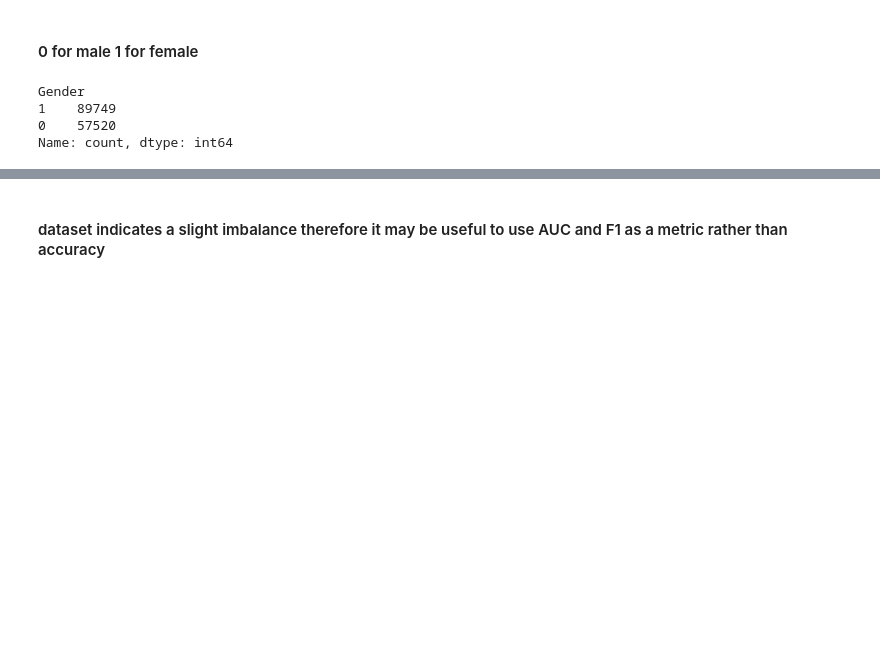
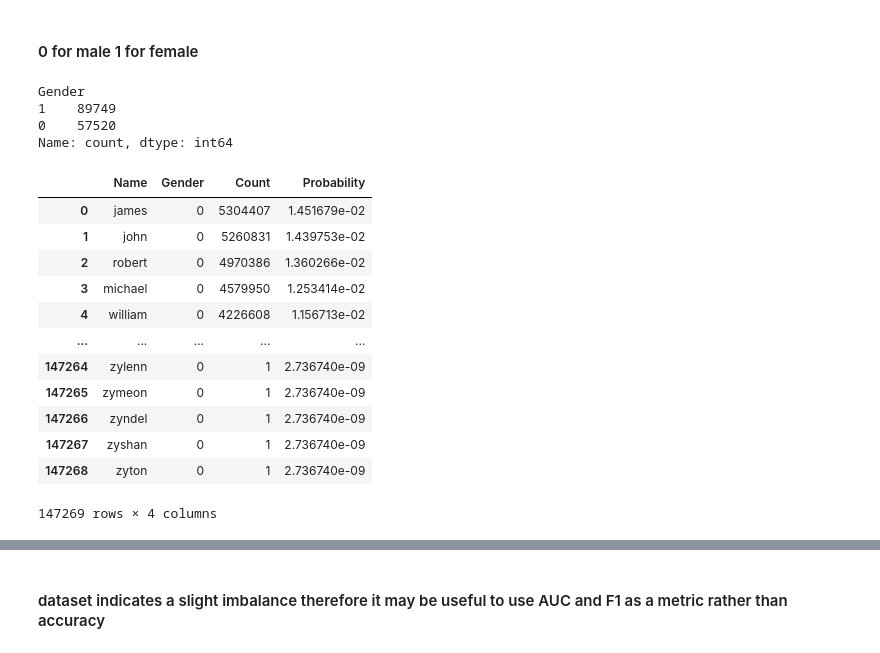
Before and after one commit to 08Aristodemus24/auto-job-app-sender, a Jupyter notebook: apps/experimentation.ipynb, the cells around one changed output, grey strips where cells are left out. Drawn from its saved outputs; the diff is of its cells as text; code cells hidden in the pictures; blank space fills up the shorter version.

```diff
--- a/apps/experimentation.ipynb
+++ b/apps/experimentation.ipynb
@@ -102,3 +109,20 @@ Gender
 1    89749
 0    57520
 Name: count, dtype: int64
+# %%
+name_gender_df["Name"] = name_gender_df["Name"].apply(lambda name: name.lower())
+name_gender_df
+# %% [output]
+|  | Name | Gender | Count | Probability |
+| 0 | james | 0 | 5304407 | 1.451679e-02 |
+| 1 | john | 0 | 5260831 | 1.439753e-02 |
+| 2 | robert | 0 | 4970386 | 1.360266e-02 |
+| 3 | michael | 0 | 4579950 | 1.253414e-02 |
+| 4 | william | 0 | 4226608 | 1.156713e-02 |
+| ... | ... | ... | ... | ... |
+| 147264 | zylenn | 0 | 1 | 2.736740e-09 |
+| 147265 | zymeon | 0 | 1 | 2.736740e-09 |
+| 147266 | zyndel | 0 | 1 | 2.736740e-09 |
+| 147267 | zyshan | 0 | 1 | 2.736740e-09 |
+| 147268 | zyton | 0 | 1 | 2.736740e-09 |
+147269 rows × 4 columns
```
Also changed, not shown: parts of 37 cells of this notebook, 2 other files.
